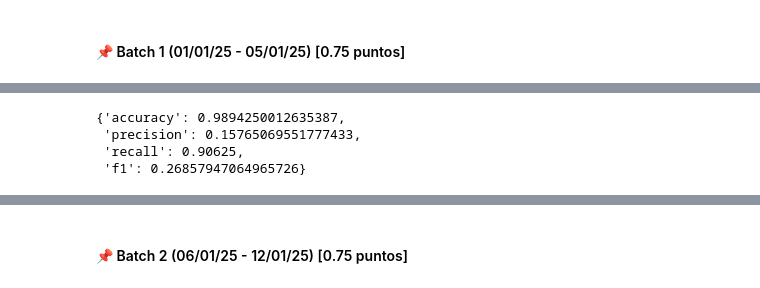
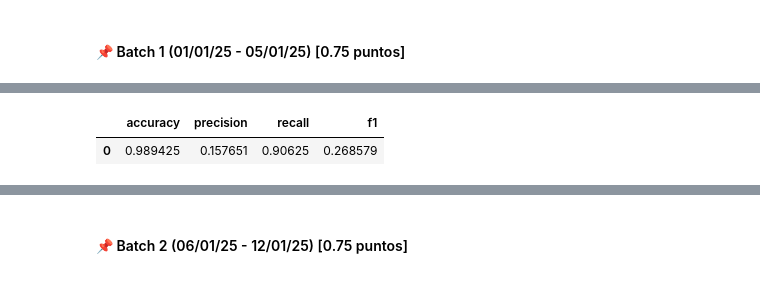
Before and after one commit to brandonHaipas/MDS7202-Proyecto-Semestral, a Jupyter notebook: Entrega-3/informe.ipynb, the cells around one changed output, grey strips where cells are left out. Cells and saved outputs as stored; diff of their text form; code cells hidden in the pictures.

```diff
--- a/Entrega-3/informe.ipynb
+++ b/Entrega-3/informe.ipynb
@@ -180,9 +255,7 @@ def get_batch_performance(batch_id):
 # %%
 # código para evaluar el performance de su modelo
 batch_1_metrics = get_batch_performance(1)
-batch_1_metrics
+pd.DataFrame([batch_1_metrics])
 # %% [output]
-{'accuracy': 0.9894250012635387,
- 'precision': 0.15765069551777433,
- 'recall': 0.90625,
- 'f1': 0.26857947064965726}
+|  | accuracy | precision | recall | f1 |
+| 0 | 0.989425 | 0.157651 | 0.90625 | 0.268579 |
```
Also changed, not shown: parts of 16 cells of this notebook, 42 other files.
